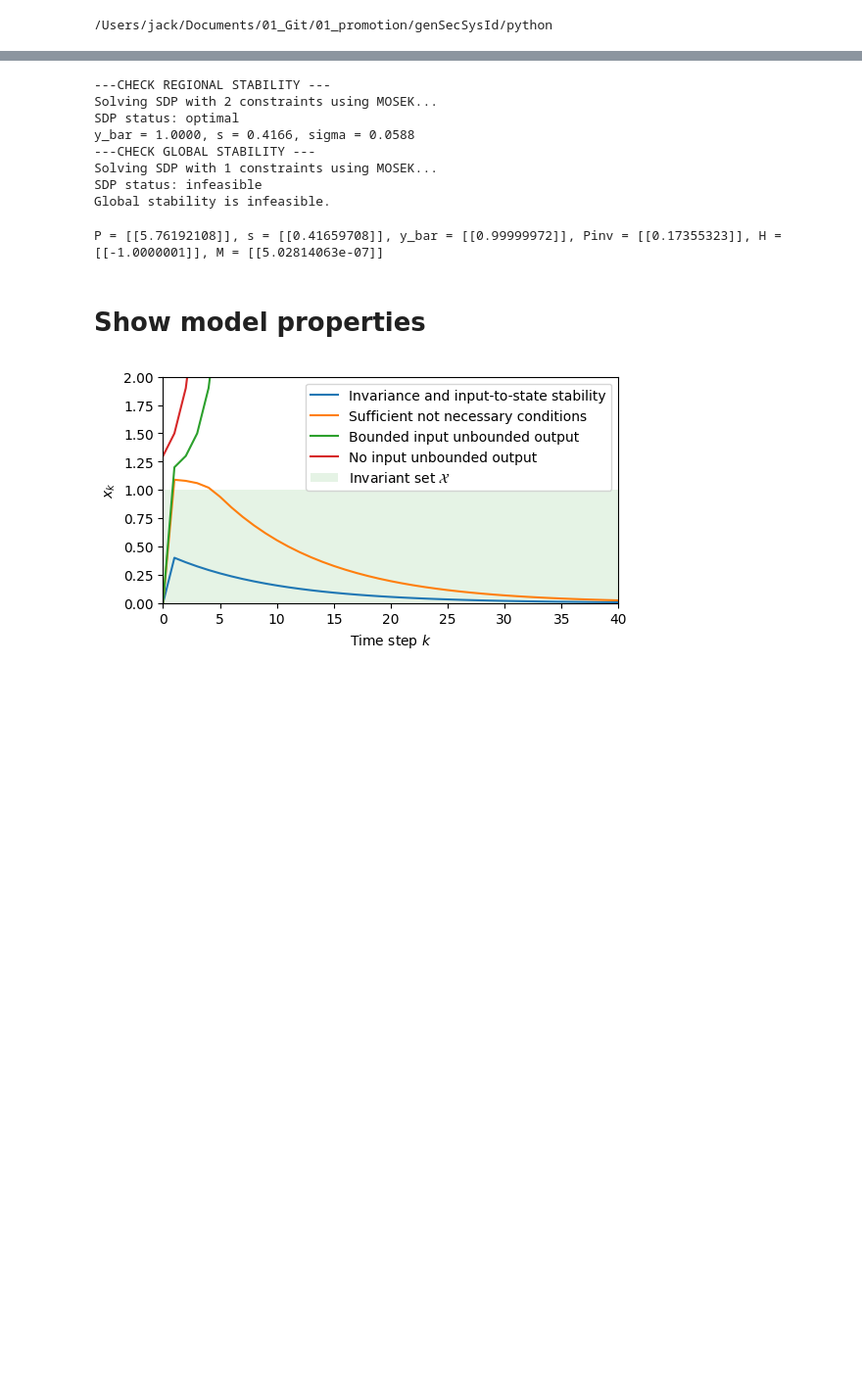
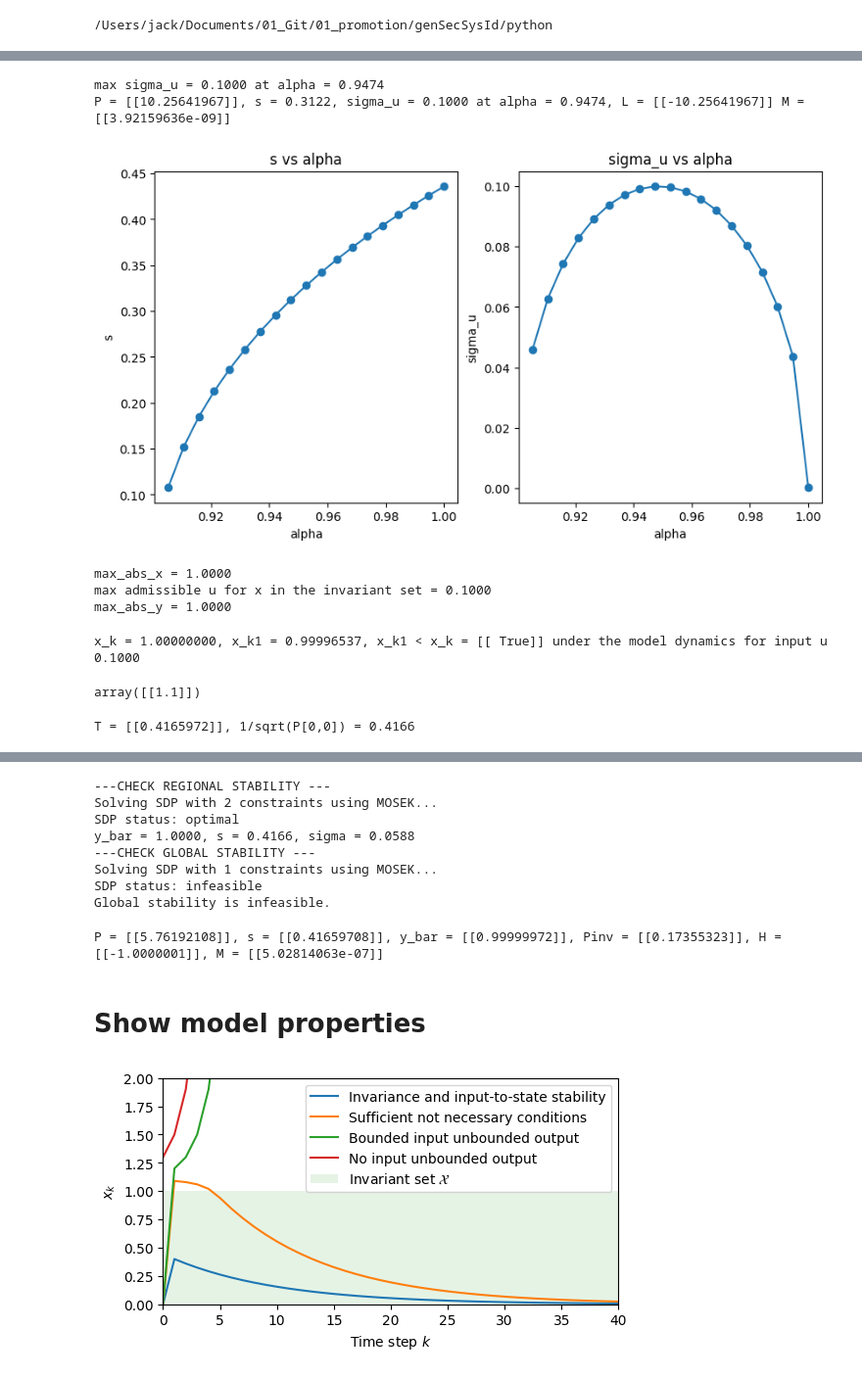
Before and after one commit to Dany-L/genSecSysId, a Jupyter notebook: python/notebooks/one_D_example.ipynb, the cells around one changed output, grey strips where cells are left out. Shown at 98% size. Drawn from its saved outputs; the diff is of its cells as text; code cells hidden in the pictures; blank space fills up the shorter version.

```diff
--- a/python/notebooks/one_D_example.ipynb
+++ b/python/notebooks/one_D_example.ipynb
@@ -155,0 +280,41 @@ class LureModel:
+# %%
+import tikzplotlib
+
+
+fig, ax = plt.subplots(figsize=(10, 5), nrows=1, ncols=2)
+ax[0].plot(alphas, s_values, marker='o')
+ax[0].set_xlabel('alpha')
+ax[0].set_ylabel('s')
+ax[0].set_title('s vs alpha')
+
+ax[1].plot(alphas, sigma_us, marker='o')
+ax[1].set_xlabel('alpha')
+ax[1].set_ylabel('sigma_u')
+ax[1].set_title('sigma_u vs alpha')
+print(f'max sigma_u = {np.nanmax(sigma_us):.4f} at alpha = {alphas[np.nanargmax(sigma_us)]:.4f}')
+alpha = alphas[np.nanargmax(sigma_us)]
+s = s_values[np.nanargmax(sigma_us)]
+P = P_values[np.nanargmax(sigma_us)]
+sigma_u = sigma_us[np.nanargmax(sigma_us)]
+L = Ls[np.nanargmax(sigma_us)]
+M = Ms[np.nanargmax(sigma_us)]
+print(f'P = {P}, s = {s:.4f}, sigma_u = {sigma_u:.4f} at alpha = {alpha:.4f}, L = {L}', f'M = {M}')
+
+tikzplotlib.save(f'{project_root}/results/figures/alpha-analysis.tex',figure=fig)
+# %% [output]
+max sigma_u = 0.1000 at alpha = 0.9474
+P = [[10.25641967]], s = 0.3122, sigma_u = 0.1000 at alpha = 0.9474, L = [[-10.25641967]] M = [[3.92159636e-09]]
+[figure, added]
+# %%
+# invariant state set
+max_abs_x = np.sqrt(s**2*P)
+print(f'max_abs_x = {max_abs_x[0,0]:.4f}')
+# input map
+print(f'max admissible u for x in the invariant set = {sigma_u:.4f}')
+# output map
+max_abs_y = np.sqrt(s**2*(C @ P @ C.T))
+print(f'max_abs_y = {max_abs_y[0,0]:.4f}')
+# %% [output]
+max_abs_x = 1.0000
+max admissible u for x in the invariant set = 0.1000
+max_abs_y = 1.0000
@@ -155,0 +323,27 @@ class LureModel:
+# %%
+x_k = max_abs_x
+_, x_k1 = model.step(x_k, sigma_u)
+print(f'x_k = {x_k[0,0]:.8f}, x_k1 = {x_k1[0,0]:.8f}, x_k1 < x_k = {x_k1 < max_abs_x} under the model dynamics for input u {sigma_u:.4f}')
+# %% [output]
+x_k = 1.00000000, x_k1 = 0.99996537, x_k1 < x_k = [[ True]] under the model dynamics for input u 0.1000
+# %%
+B2
+# %% [output]
+array([[1.1]])
+# %%
+# perform a state transformation
+# P = R R^T, thus we can do T = R^{-1} and x_tilde = T x, then the transformed system is
+R = np.linalg.cholesky(P)
+T = np.linalg.inv(R)
+print(f'T = {T}, 1/sqrt(P[0,0]) = {1/np.sqrt(P[0,0]):.4f}')
+
+A_tilde = T @ A @ np.linalg.inv(T)
+B_tilde = T @ B
+B2_tilde = T @ B2
+C_tilde = C @ np.linalg.inv(T)
+C2_tilde = C2 @ np.linalg.inv(T)
+
+L_tilde = L @ T.T
+transformed_model = LureModel(A_tilde, B_tilde, B2_tilde, C_tilde, C2_tilde, D, D12, D21)
+# %% [output]
+T = [[0.4165972]], 1/sqrt(P[0,0]) = 0.4166
```
Also changed, not shown: parts of 13 cells of this notebook, 10 other files.
